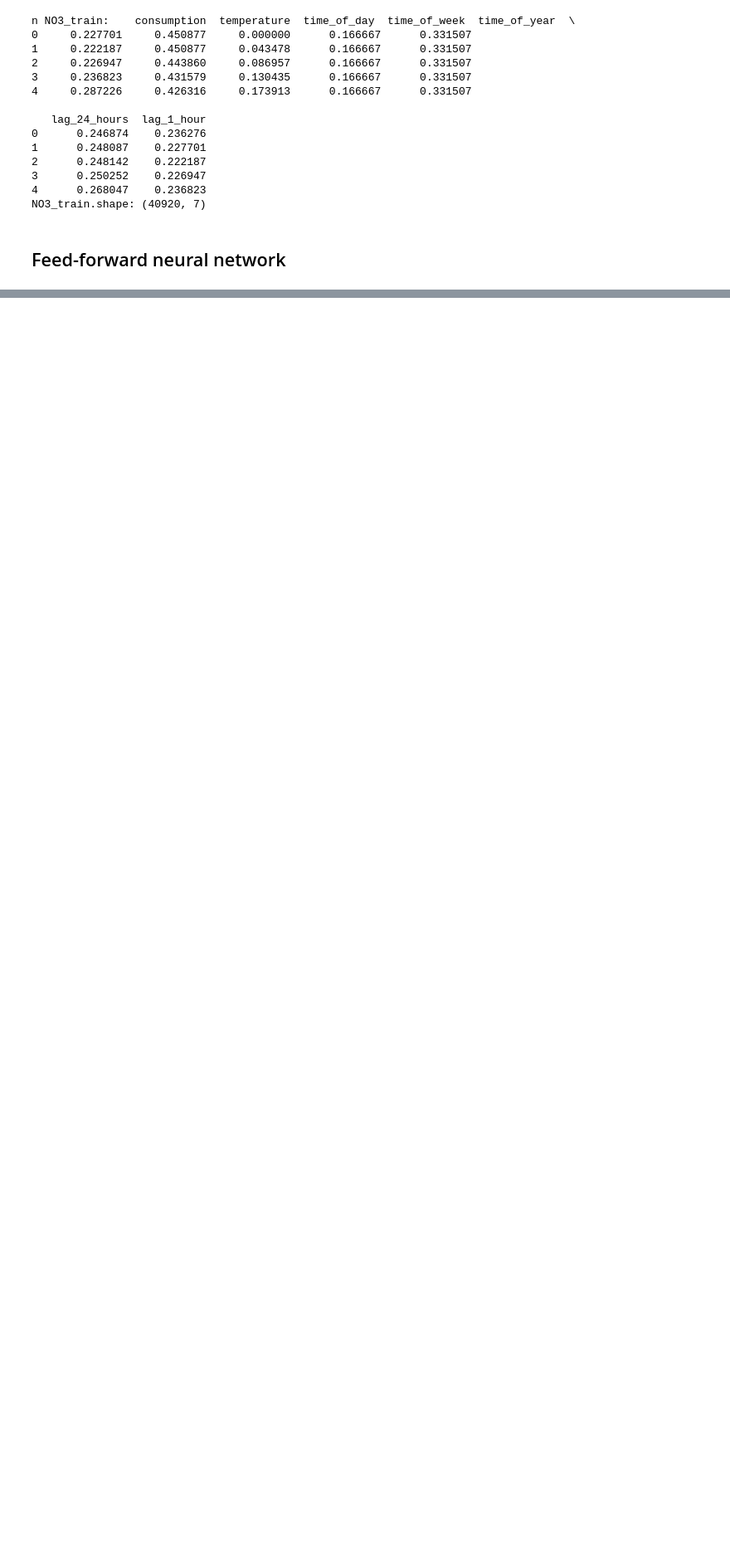
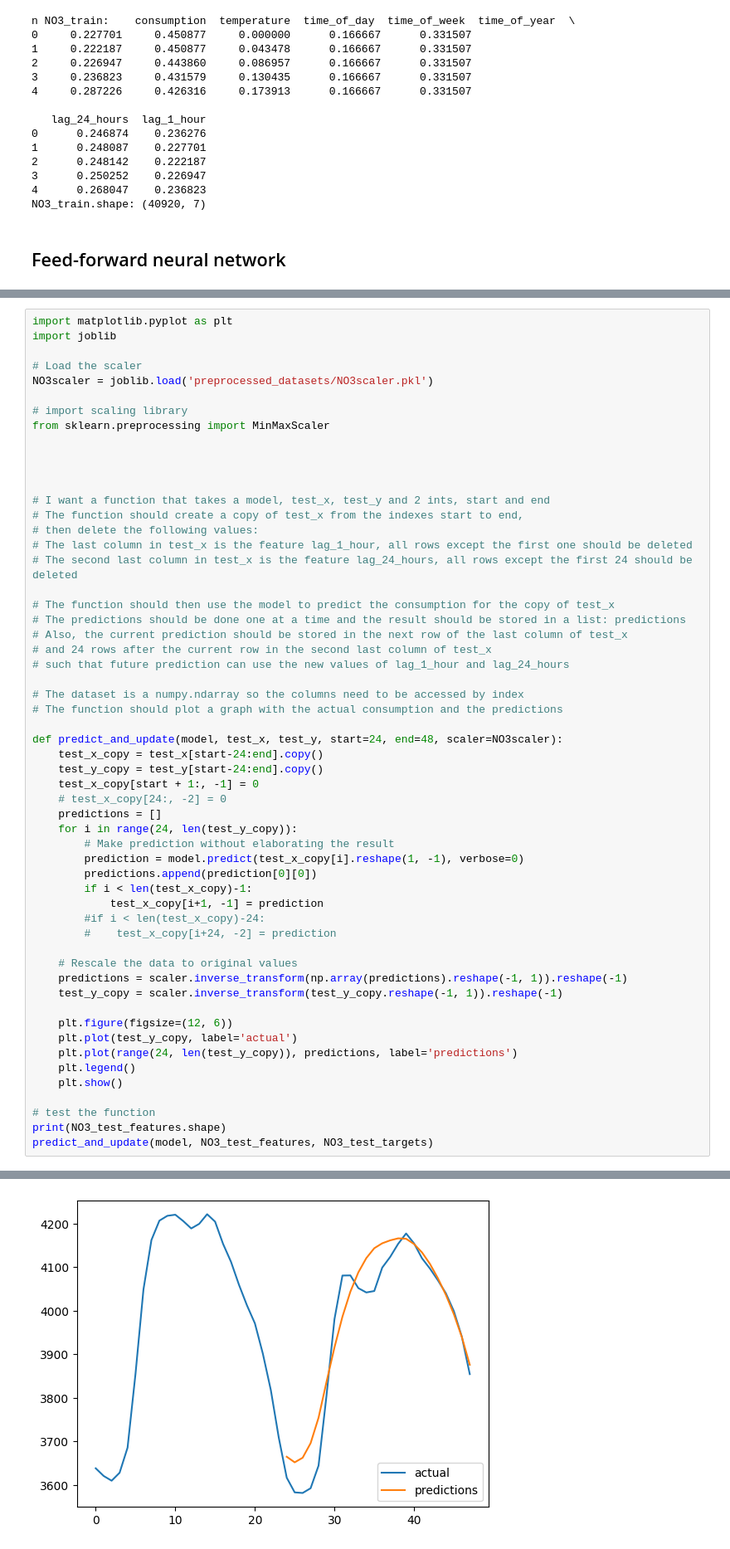
Before and after one commit to gunhamn/public, a Jupyter notebook: DL_Forecasting/training.ipynb, the cells around one changed output, grey strips where cells are left out. Shown at 83% size. Cells and saved outputs as stored; diff of their text form; blank space fills up the shorter version.

Commit message:
Created 24h pred function

```diff
--- a/DL_Forecasting/training.ipynb
+++ b/DL_Forecasting/training.ipynb
@@ -117,0 +147,57 @@ Model saved
+# %%
+import matplotlib.pyplot as plt
+import joblib
+
+# Load the scaler
+NO3scaler = joblib.load('preprocessed_datasets/NO3scaler.pkl')
+
+# import scaling library
+from sklearn.preprocessing import MinMaxScaler
+
+
+
+
+# I want a function that takes a model, test_x, test_y and 2 ints, start and end
+# The function should create a copy of test_x from the indexes start to end,
+# then delete the following values:
+# The last column in test_x is the feature lag_1_hour, all rows except the first one should be deleted
+# The second last column in test_x is the feature lag_24_hours, all rows except the first 24 should be deleted
+
+# The function should then use the model to predict the consumption for the copy of test_x
+# The predictions should be done one at a time and the result should be stored in a list: predictions
+# Also, the current prediction should be stored in the next row of the last column of test_x
+# and 24 rows after the current row in the second last column of test_x
+# such that future prediction can use the new values of lag_1_hour and lag_24_hours
+
+# The dataset is a numpy.ndarray so the columns need to be accessed by index
+# The function should plot a graph with the actual consumption and the predictions
+
+def predict_and_update(model, test_x, test_y, start=24, end=48, scaler=NO3scaler):
+    test_x_copy = test_x[start-24:end].copy()
+    test_y_copy = test_y[start-24:end].copy()
+    test_x_copy[start + 1:, -1] = 0
+    # test_x_copy[24:, -2] = 0
+    predictions = []
+    for i in range(24, len(test_y_copy)):
+        # Make prediction without elaborating the result
+        prediction = model.predict(test_x_copy[i].reshape(1, -1), verbose=0)
+        predictions.append(prediction[0][0])
+        if i < len(test_x_copy)-1:
+            test_x_copy[i+1, -1] = prediction
+        #if i < len(test_x_copy)-24:
+        #    test_x_copy[i+24, -2] = prediction
+
+    # Rescale the data to original values
+    predictions = scaler.inverse_transform(np.array(predictions).reshape(-1, 1)).reshape(-1)
+    test_y_copy = scaler.inverse_transform(test_y_copy.reshape(-1, 1)).reshape(-1)
+
+    plt.figure(figsize=(12, 6))
+    plt.plot(test_y_copy, label='actual')
+    plt.plot(range(24, len(test_y_copy)), predictions, label='predictions')
+    plt.legend()
+    plt.show()
+
+# test the function
+print(NO3_test_features.shape)
+predict_and_update(model, NO3_test_features, NO3_test_targets)
+# %% [output]
@@ -117,0 +205 @@ Model saved
+[figure, added]
```
Also changed, not shown: parts of 3 cells of this notebook, 2 other files.
